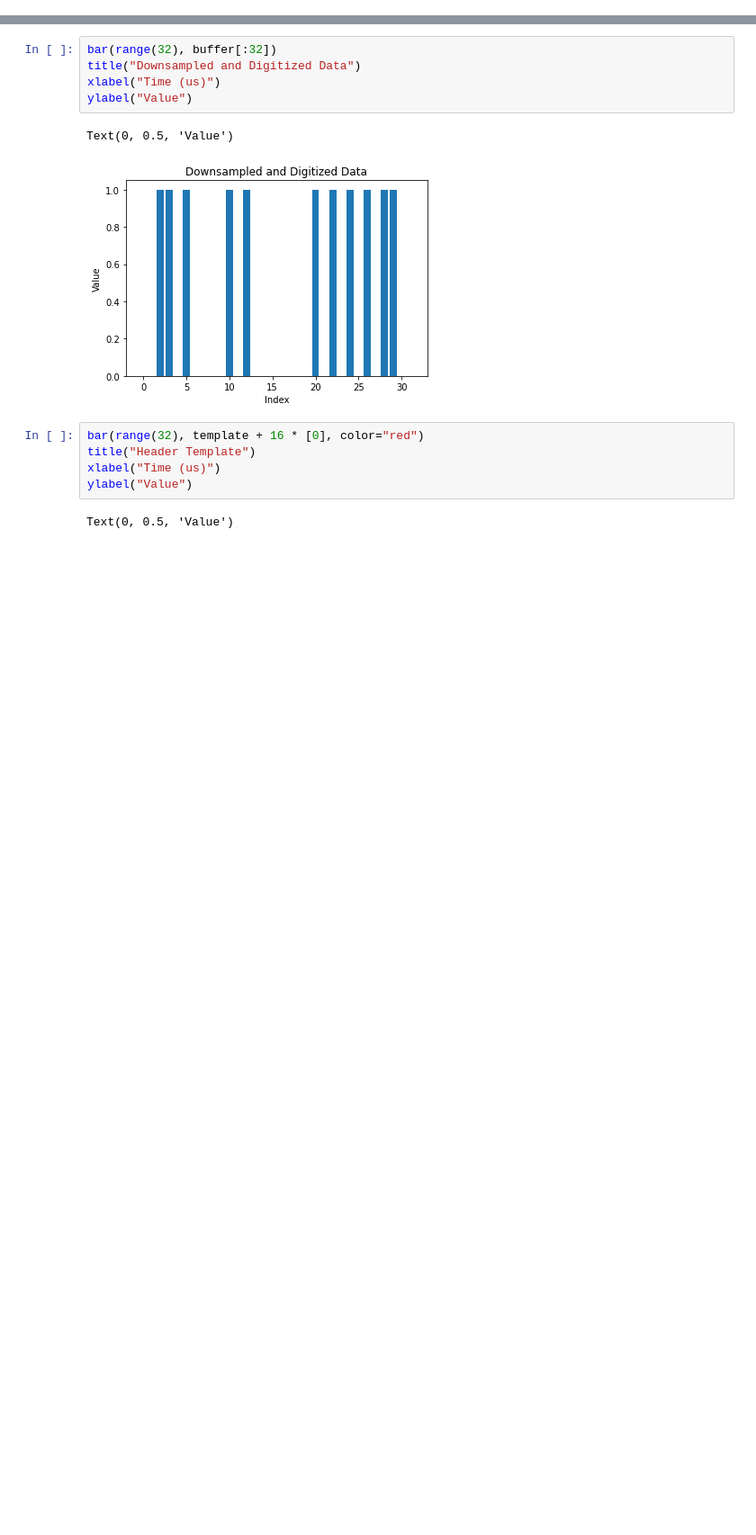
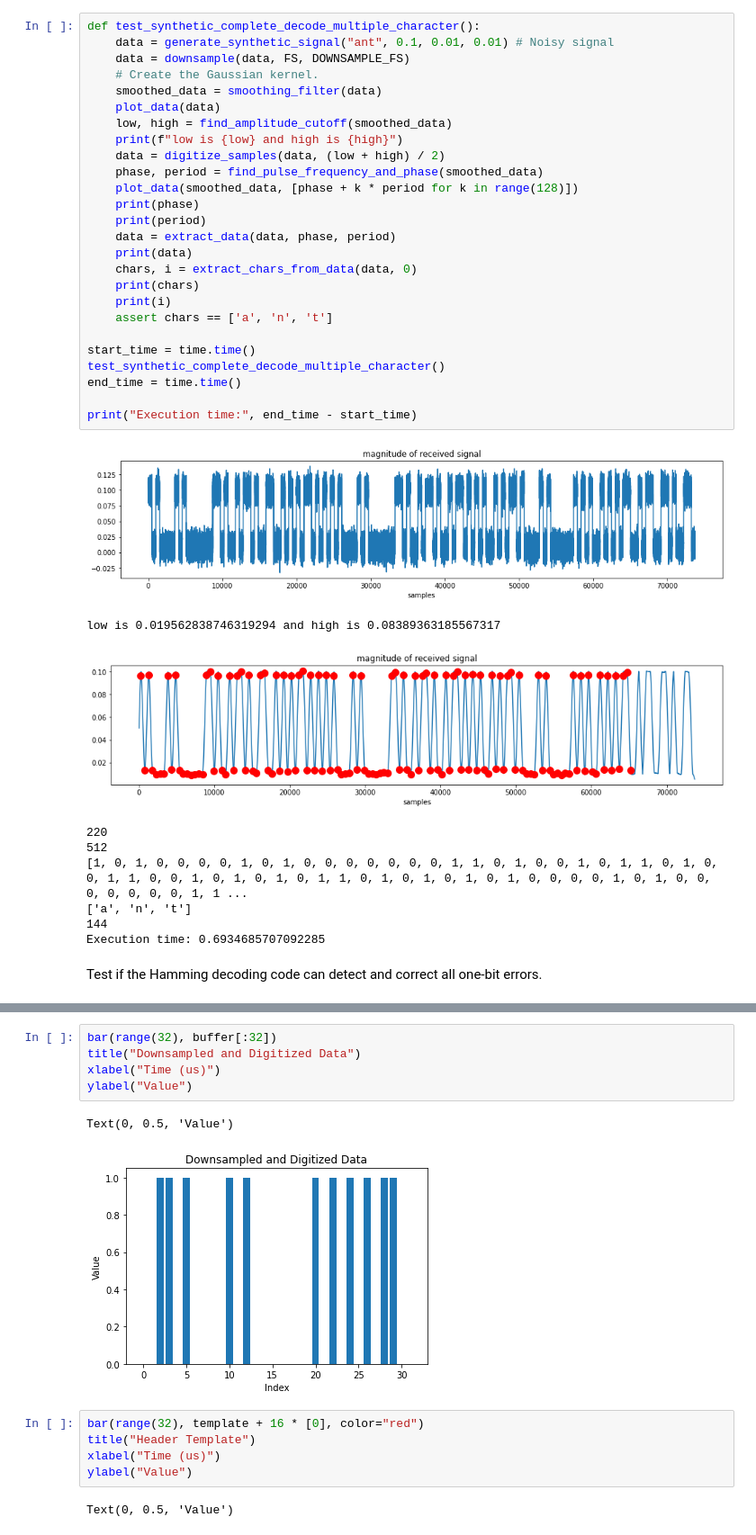
Before and after one commit to itsjameszhao/digital-systems-labs, a Jupyter notebook: Final_Project/Radio_Receiver/Receiver Prototyping.ipynb, the cells around one changed output, grey strips where cells are left out. Shown: that part at 90% size. Saved outputs shown, nothing was run; the diff lists cells and outputs as text; blank space fills up the shorter version.

```diff
--- a/Final_Project/Radio_Receiver/Receiver Prototyping.ipynb
+++ b/Final_Project/Radio_Receiver/Receiver Prototyping.ipynb
@@ -394,0 +464,38 @@ template = [1, 0, 1, 0, 0, 0, 0, 1, 0, 1, 0, 0, 0, 0, 0, 0]
+# %%
+def test_synthetic_complete_decode_multiple_character():
+    data = generate_synthetic_signal("ant", 0.1, 0.01, 0.01) # Noisy signal
+    data = downsample(data, FS, DOWNSAMPLE_FS)
+    # Create the Gaussian kernel.
+    smoothed_data = smoothing_filter(data)
+    plot_data(data)
+    low, high = find_amplitude_cutoff(smoothed_data)
+    print(f"low is {low} and high is {high}")
+    data = digitize_samples(data, (low + high) / 2)
+    phase, period = find_pulse_frequency_and_phase(smoothed_data)
+    plot_data(smoothed_data, [phase + k * period for k in range(128)])
+    print(phase)
+    print(period)
+    data = extract_data(data, phase, period)
+    print(data)
+    chars, i = extract_chars_from_data(data, 0)
+    print(chars)
+    print(i)
+    assert chars == ['a', 'n', 't']
+
+start_time = time.time()
+test_synthetic_complete_decode_multiple_character()
+end_time = time.time()
+
+print("Execution time:", end_time - start_time)
+# %% [output]
+[figure, added]
+low is 0.019562838746319294 and high is 0.08389363185567317
+[figure, added]
+220
+512
+[1, 0, 1, 0, 0, 0, 0, 1, 0, 1, 0, 0, 0, 0, 0, 0, 0, 1, 1, 0, 1, 0, 0, 1, 0, 1, 1, 0, 1, 0, 0, 1, 1, 0, 0, 1, 0, 1, 0, 1, 0, 1, 1, 0, 1, 0, 1, 0, 1, 0, 1, 0, 0, 0, 0, 1, 0, 1, 0, 0, 0, 0, 0, 0, 0, 1, 1 ...
+['a', 'n', 't']
+144
+Execution time: 0.6934685707092285
+# %% [markdown]
+Test if the Hamming decoding code can detect and correct all one-bit errors.
```
Also changed, not shown: parts of 97 cells of this notebook, 2 other files.
